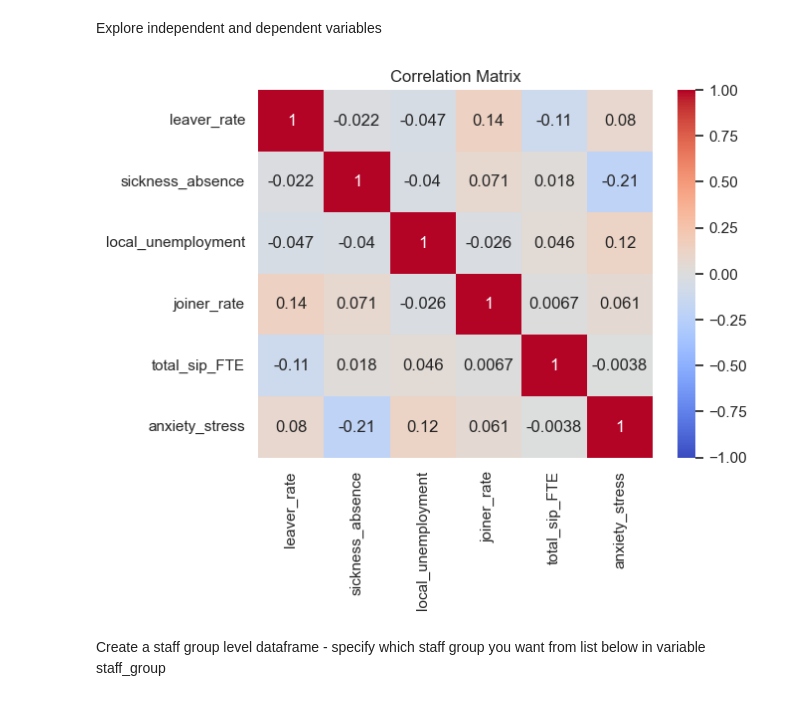
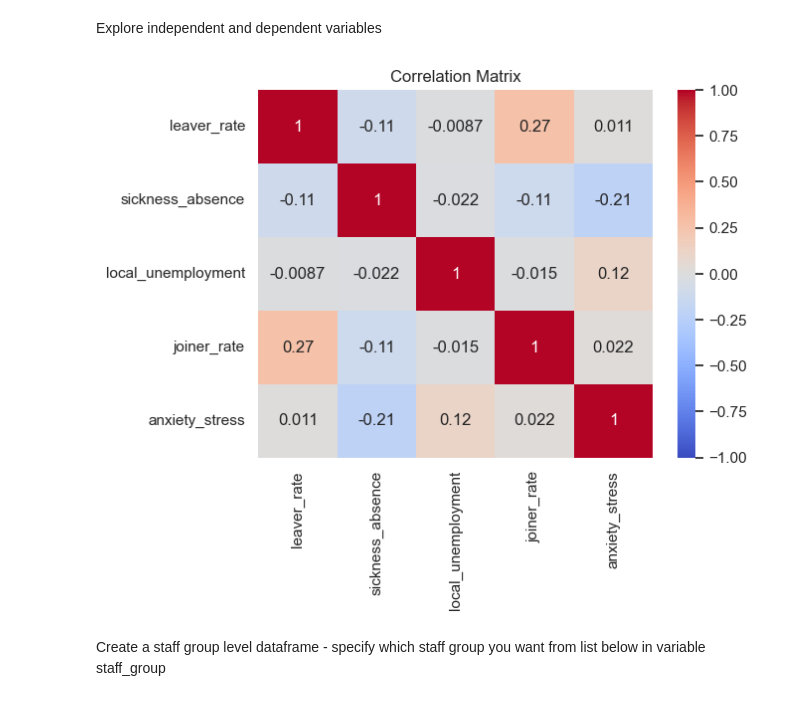
Before and after one commit to marierrogers/HSMAproject2023, a Jupyter notebook: 02_scripts/data_processing_for_model.ipynb, the cells around one changed output. Drawn from its saved outputs; the diff is of its cells as text; code cells hidden in the pictures.

Commit message:
added functions and scaled variables

```diff
--- a/02_scripts/data_processing_for_model.ipynb
+++ b/02_scripts/data_processing_for_model.ipynb
@@ -112,0 +106,3 @@ df.head()
+# %%
+annual_df = clean_dv(annual_df)
+monthly_df = clean_dv(monthly_df)
@@ -188,7 +187,10 @@ df_r2 = df_r2[~df_r2['Cluster group'].isin(trust_types_todrop)]
 df_r2 = df_r2.drop(['Benchmark group','Org name',
                     'NHSE region code','Cluster group'],axis=1)
 df_r2.rename(columns={'Org code':'org_code','Date':'month_year',
-                      'NHSE region name':'region_name','Staff group':'staff_group'},inplace=True)
+                      'NHSE region name':'region_name','Staff group':'staff_group',
+                      'FTE days lost':'fte_days_lost','FTE days available':'fte_days_available'},inplace=True)
+merge_cols = ['month_year', 'org_code','region_name','staff_group']
+df_r2['sickness_absence'] = df_r2['fte_days_lost']/df_r2['fte_days_available']
 df_r2 = df_r2.reset_index(drop=True)
 df_r2.info()
 # %% [output]
@@ -353,0 +295,22 @@ df_leaver_r3.tail()
+# %%
+def merge_ivs(df, df_r1, df_r2, df_r3):
+    df1 = pd.merge(df, df_r1, on=['month_year', 'region_name'],how='left')
+    df1 = df1.sort_values('month_year')
+
+    r2_merge_cols = ['month_year', 'org_code','region_name','staff_group']
+    df2 = pd.merge(df1, df_r2, on=r2_merge_cols,how='left')
+    df2.drop_duplicates(subset=r2_merge_cols)
+
+    r3_merge_cols = ['month_year','staff_group']
+    df3 = pd.merge(df2, df_r3, on=r3_merge_cols,how='left')
+
+    # Need to cut dataframe to earliest and latest data available for all fields. Do this by cutting rows where all values for key variables are zero
+    df3 = df3[~((df3['leaver_rate'] == 0) | (df3['joiner_rate'] == 0) | (df3['sickness_absence'] == 0))]
+
+    # transform nans into 0s
+    df3 = df3.fillna(0)
+
+    return df3
+# %%
+annual_df_ivs = merge_ivs(annual_df,df_r1, df_r2, df_r3)
+monthly_df_ivs = merge_ivs(monthly_df,df_r1, df_r2, df_r3)
@@ -368,14 +341,14 @@ df_leaver_r3 = df_leaver_r3.drop_duplicates().reset_index()
 Explore independent and dependent variables
 # %%
 corr_cols = ['leaver_rate', 'sickness_absence',
-                                   'local_unemployment','joiner_rate','total_sip_FTE','anxiety_stress']
-correlation_matrix = df_leaver_r3[corr_cols].corr()
+                                   'local_unemployment','joiner_rate','anxiety_stress']
+correlation_matrix = annual_df_ivs[corr_cols].corr()
 # Create correlation matrix heatmap using Seaborn
 sns.heatmap(correlation_matrix, annot=True, cmap='coolwarm', vmin=-1, vmax=1)
 plt.title('Correlation Matrix')
 plt.show()
 # %% [output]
-[figure, old version]
+[figure, new version]
 # %% [markdown]
 Create a staff group level dataframe - specify which staff group you want from list below in variable staff_group
 # %%
```
Also changed, not shown: parts of 54 cells of this notebook, 2 other files.
